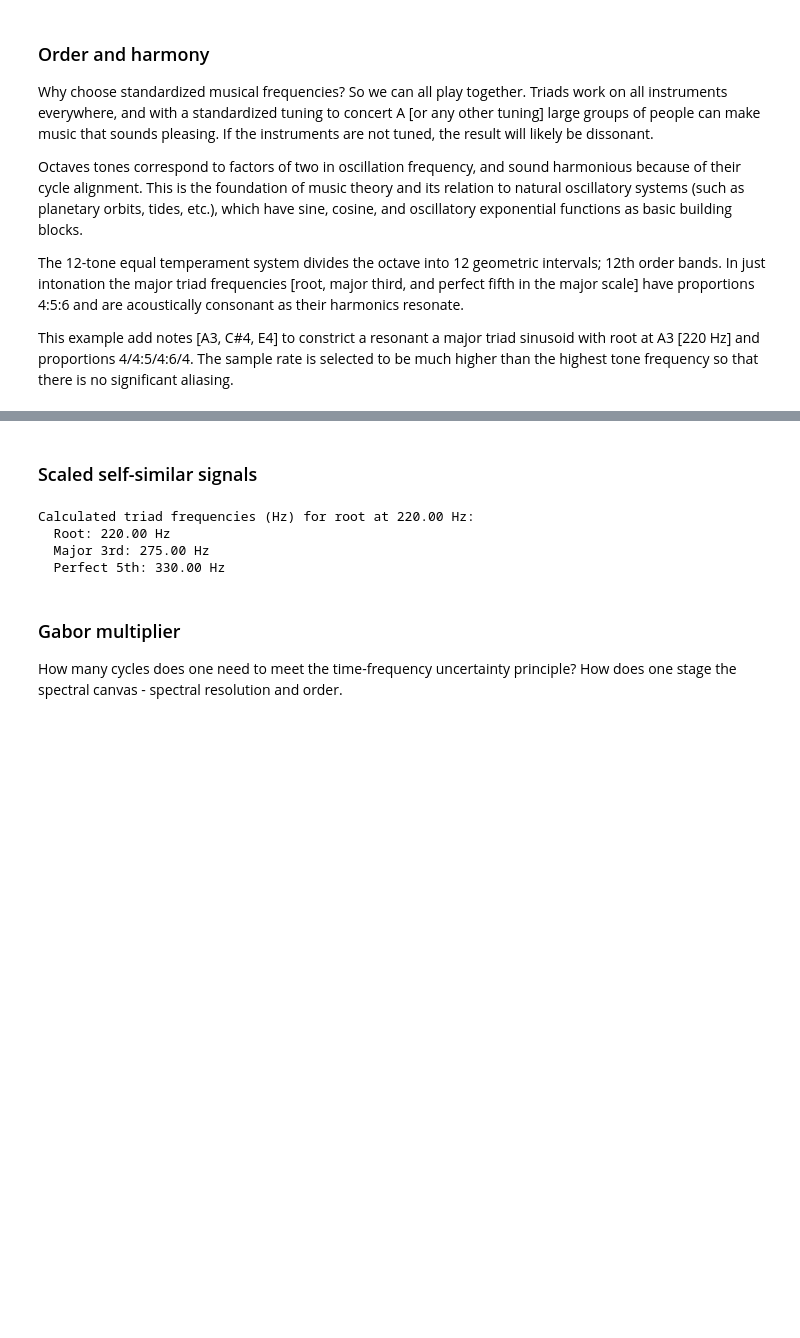
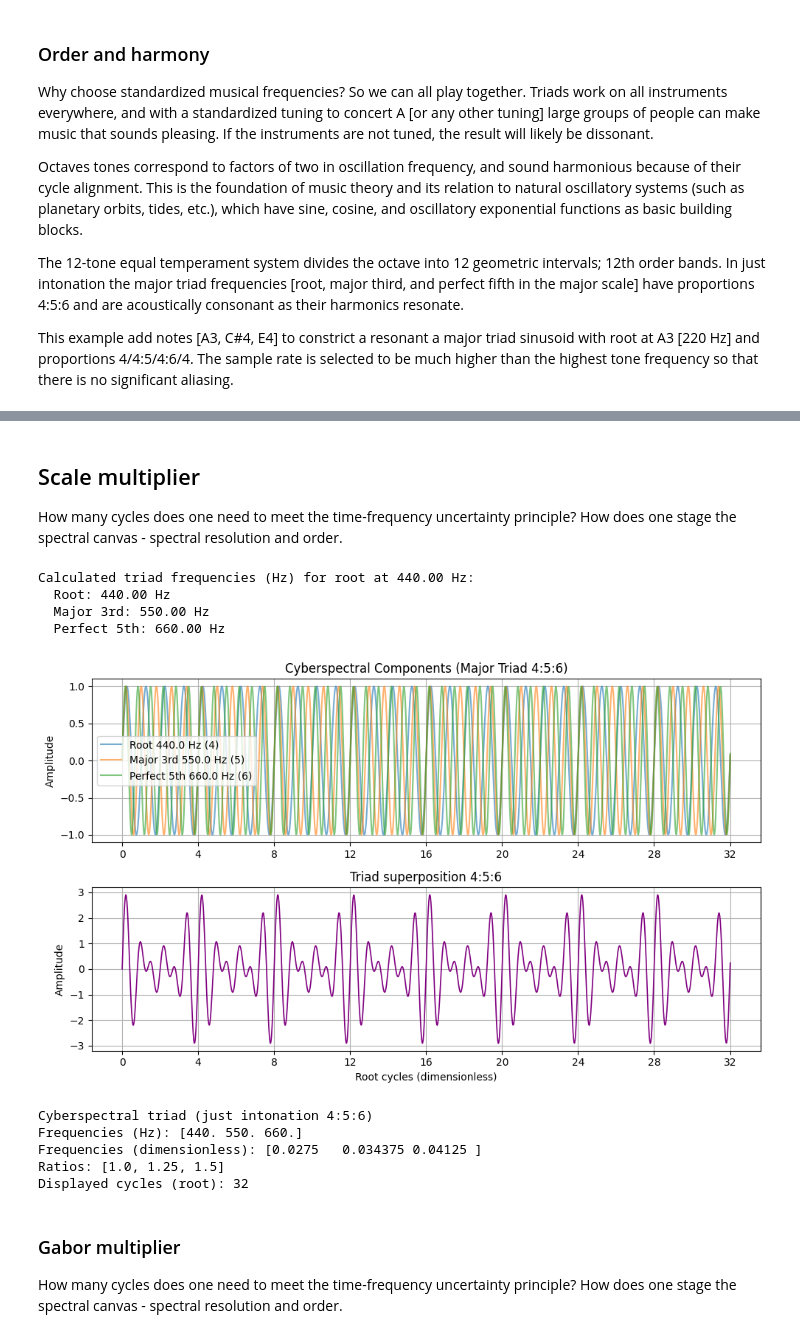
Before and after one commit to ISLA-UH/quantum-inferno, a Jupyter notebook: docs/notebooks/scales_dyadic_evaluation.ipynb, the cells around one changed output, grey strips where cells are left out. Drawn from its saved outputs; the diff is of its cells as text; code cells hidden in the pictures; blank space fills up the shorter version.

```diff
--- a/docs/notebooks/scales_dyadic_evaluation.ipynb
+++ b/docs/notebooks/scales_dyadic_evaluation.ipynb
@@ -103,9 +117,11 @@ triad_ratios = 4/4, 5/4, 6/4  # Major triad frequency ratios
 # %% [markdown]
-### Scaled self-similar signals
+## Scale multiplier
+How many cycles does one need to meet the time-frequency uncertainty principle?
+How does one stage the spectral canvas - spectral resolution and order.
 # %%
-# Apply geometrical interval scaling to get standardized musical root frequency
-f_root_hz = f_ref_hz * (base_dyadic**(number_semitones/order_musical))
+
 # Calculate triad frequencies in Hz
+triad_ratios = 4/4, 5/4, 6/4  # Major triad frequency ratios
 frequencies_hz = f_root_hz * np.array(triad_ratios)  # Root, major third, perfect fifth
 
 print(f'Calculated triad frequencies (Hz) for root at {f_root_hz:.2f} Hz:')
@@ -113,14 +129,14 @@ print(f'  Root: {frequencies_hz[0]:.2f} Hz')
 print(f'  Major 3rd: {frequencies_hz[1]:.2f} Hz')
 print(f'  Perfect 5th: {frequencies_hz[2]:.2f} Hz')
 # %% [output]
-Calculated triad frequencies (Hz) for root at 220.00 Hz:
-  Root: 220.00 Hz
-  Major 3rd: 275.00 Hz
-  Perfect 5th: 330.00 Hz
+Calculated triad frequencies (Hz) for root at 440.00 Hz:
+  Root: 440.00 Hz
+  Major 3rd: 550.00 Hz
+  Perfect 5th: 660.00 Hz
 # %%
 
 # The sample rate is a primary scaling parameter, an it must be significantly higher than the highest frequency of interest
-fs = 8000.0     # Physical sample rate (Hz)
+fs = 16000.0     # Physical sample rate (Hz)
 
 
 f_0 = f_root_hz / fs   # fundamental cyberspectral frequency (dimensionless)
@@ -132,56 +148,57 @@ ratios = proportions / proportions[0]
 f_root, f_major_third, f_perfect_fifth = f_0*ratios[0], f_0*ratios[1], f_0*ratios[2]
 frequencies = np.array([f_root, f_major_third, f_perfect_fifth])
 # Duration is set by dimensionless cycles
-duration_cycles = 32
+duration_cycles = 33
 T_total = duration_cycles / f_root
 n_samples = int(np.ceil(T_total))
 t = np.linspace(0.0, T_total, n_samples, endpoint=False)
 tau = f_root * t  # cycles at root
 
 # Synthesis in cyberspectral domain
-
 tone_root = np.sin(2*np.pi*tau)
 tone_third = np.sin(2*np.pi*ratios[1]*tau)
 tone_fifth = np.sin(2*np.pi*ratios[2]*tau)
-
-# Can apply slow anti-aliasing (AA) filter with -3dB point at 1/2 Nyquist
-# True applies AA, False skips AA
-AA_filter = True
-if AA_filter:
-    # Apply anti-aliasing filter to each tone
-    # TODO: FIX AA FILTER FOR HIGH FREQUENCIES
-    tone_root=synthetic_signals.antialias_half_nyquist(tone_root)
-    tone_third=synthetic_signals.antialias_half_nyquist(tone_third)
-    tone_fifth=synthetic_signals.antialias_half_nyquist(tone_fifth)
 
 # Superpose to form major triad
 major_triad = tone_root + tone_third + tone_fifth
 
 # Number of cycles of the root frequency to display
-show_cycles = 16
-plot_samples = int(show_cycles / f_root) + 2  # +2 to include endpoint
+show_cycles = 32
+plot_samples = int(show_cycles / f_root) + 2 # +2 to include endpoint
 
 plt.figure(figsize=(10,6))
 plt.subplot(2,1,1)
 plt.plot(tau[:plot_samples], tone_root[:plot_samples], alpha=0.6, label=f'Root {f_root*fs:.1f} Hz ({proportions[0]:.0f})')
 plt.plot(tau[:plot_samples], tone_third[:plot_samples], alpha=0.6, label=f'Major 3rd {f_major_third*fs:.1f} Hz ({proportions[1]:.0f})')
 plt.plot(tau[:plot_samples], tone_fifth[:plot_samples], alpha=0.6, label=f'Perfect 5th {f_perfect_fifth*fs:.1f} Hz ({proportions[2]:.0f})')
 plt.ylabel('Amplitude')
 plt.title('Cyberspectral Components (Major Triad 4:5:6)')
 plt.grid(True); plt.legend()
+# Tick marks every 4 cycles
+plt.xticks(np.arange(0, show_cycles + 1, 4))
+
 plt.subplot(2,1,2)
 plt.plot(tau[:plot_samples], major_triad[:plot_samples], color='purple', linewidth=1.2)
 plt.xlabel('Root cycles (dimensionless)')
 plt.ylabel('Amplitude')
 plt.title('Triad superposition 4:5:6')
 plt.grid(True)
+# Tick marks every 4 cycles
+plt.xticks(np.arange(0, show_cycles + 1, 4))
 plt.tight_layout(); plt.show()
 
 print('Cyberspectral triad (just intonation 4:5:6)')
 print('Frequencies (Hz):', frequencies * fs)
 print('Frequencies (dimensionless):', frequencies)
 print('Ratios:', ratios.tolist())
 print('Displayed cycles (root):', show_cycles)
+# %% [output]
+[figure, added]
+Cyberspectral triad (just intonation 4:5:6)
+Frequencies (Hz): [440. 550. 660.]
+Frequencies (dimensionless): [0.0275   0.034375 0.04125 ]
+Ratios: [1.0, 1.25, 1.5]
+Displayed cycles (root): 32
 # %% [markdown]
 ### Gabor multiplier
 How many cycles does one need to meet the time-frequency uncertainty principle?
```
Also changed, not shown: parts of 5 cells of this notebook.
